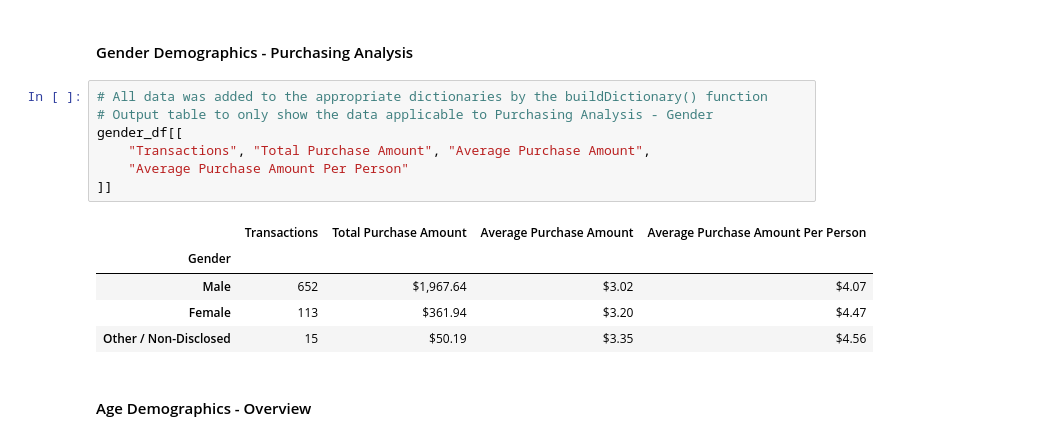
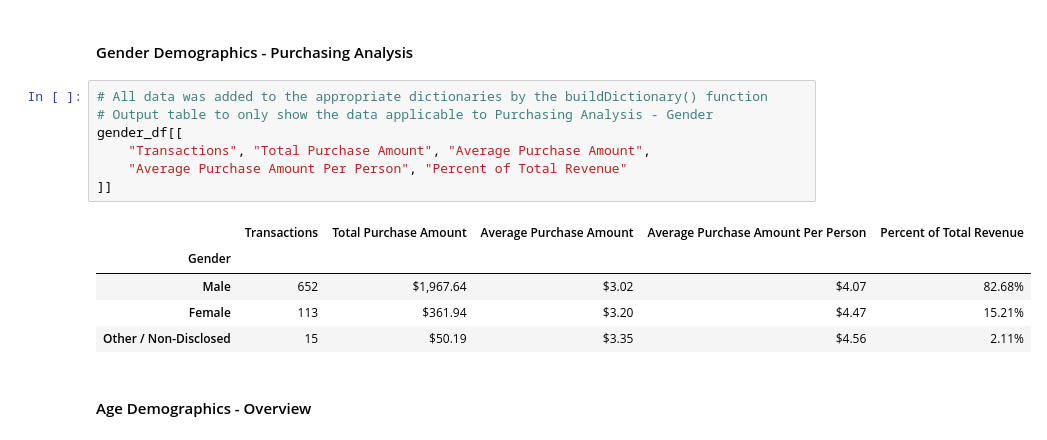
Before and after one commit to abaker178/pandas-challenge, a Jupyter notebook: HeroesOfPymoli/heroes-of-pymoli.ipynb, the cells around one changed output. Drawn from its saved outputs; the diff is of its cells as text.

```diff
--- a/HeroesOfPymoli/heroes-of-pymoli.ipynb
+++ b/HeroesOfPymoli/heroes-of-pymoli.ipynb
@@ -105,16 +117,16 @@ gender_df[["Total Count","Percent of Players"]]
 # %%
 # All data was added to the appropriate dictionaries by the buildDictionary() function
 # Output table to only show the data applicable to Purchasing Analysis - Gender
 gender_df[[
     "Transactions", "Total Purchase Amount", "Average Purchase Amount",
-    "Average Purchase Amount Per Person"
+    "Average Purchase Amount Per Person", "Percent of Total Revenue"
 ]]
 # %% [output]
-|  | Transactions | Total Purchase Amount | Average Purchase Amount | Average Purchase Amount Per Person |
-| Gender |  |  |  |  |
-| Male | 652 | $1,967.64 | $3.02 | $4.07 |
-| Female | 113 | $361.94 | $3.20 | $4.47 |
-| Other / Non-Disclosed | 15 | $50.19 | $3.35 | $4.56 |
+|  | Transactions | Total Purchase Amount | Average Purchase Amount | Average Purchase Amount Per Person | Percent of Total Revenue |
+| Gender |  |  |  |  |  |
+| Male | 652 | $1,967.64 | $3.02 | $4.07 | 82.68% |
+| Female | 113 | $361.94 | $3.20 | $4.47 | 15.21% |
+| Other / Non-Disclosed | 15 | $50.19 | $3.35 | $4.56 | 2.11% |
 # %% [markdown]
 #### Age Demographics - Overview
 # %%
```
Also changed, not shown: parts of 26 cells of this notebook, 1 other file.
